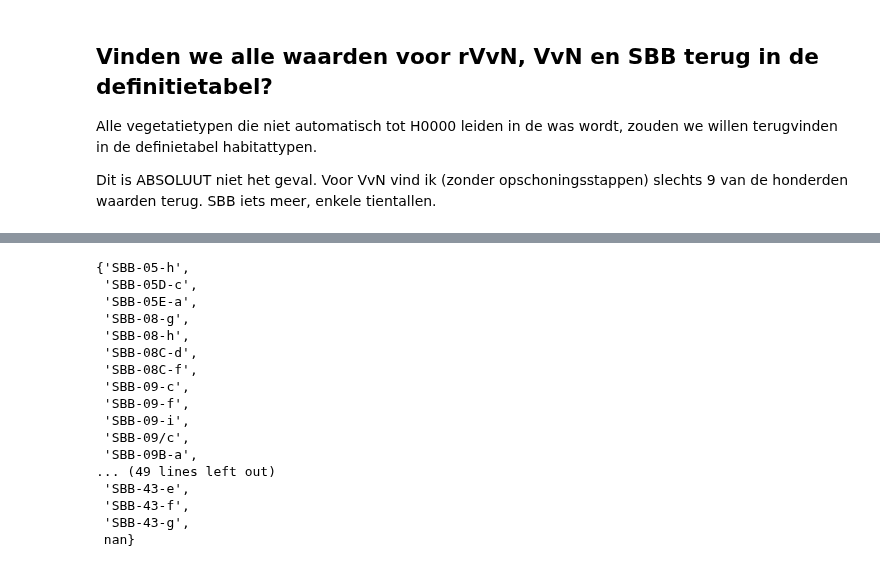
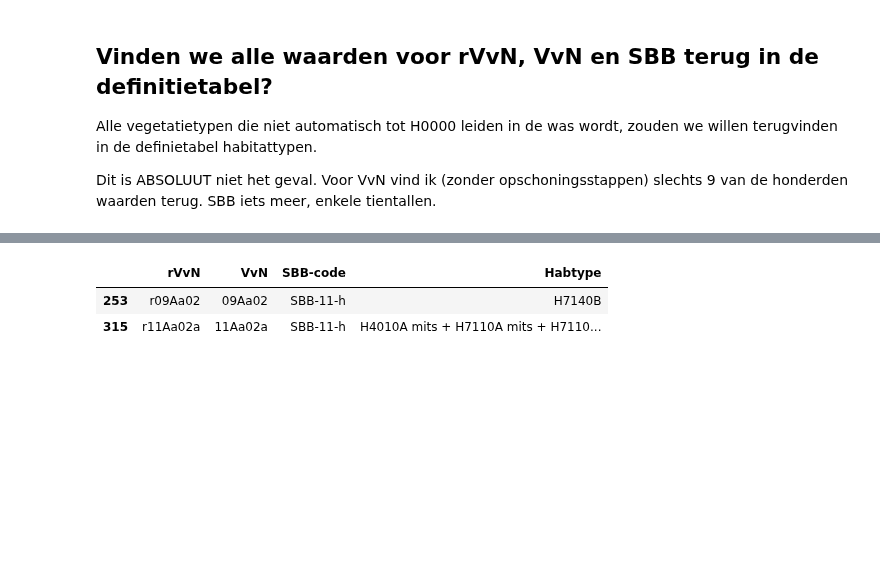
Before and after one commit to Spheer-ai/veg2hab, a Jupyter notebook: notebooks/EDA_waswordt.ipynb, the cells around one changed output, grey strips where cells are left out. Cells and saved outputs as stored; diff of their text form; code cells hidden in the pictures; blank space fills up the shorter version.

```diff
--- a/notebooks/EDA_waswordt.ipynb
+++ b/notebooks/EDA_waswordt.ipynb
@@ -144,0 +167,5 @@ dt.head()
+# %%
+# Verwijderen van alle rijen uit de waswordt lijst die vertalen naar H0000. Deze verwacht je niet terug te vinden in de definitietabel
+ww2 = ww.__deepcopy__()
+ww2 = ww2[ww2['Habtype']!='H0000']
+ww2 = ww2[~ww2['Habtype'].isna()]
@@ -144,0 +234,8 @@ dt.head()
+# %%
+def transform_vvn(x):
+    try:
+        return clean_vegcode(x)
+    except:
+        return None
+
+ww2['VvN_transformed'] = ww2['VvN'].apply(lambda x: transform_vvn(x))
@@ -196,20 +366,6 @@ ww[ww['SBB-code'].isin(list(sbb_niet_herkend))]
-# %%
-set(ww[ww['Habtype']!='H0000']['SBB-code']).intersection(set(dt['Code vegetatietype']))
-# %% [output]
-{'SBB-05-h',
- 'SBB-05D-c',
- 'SBB-05E-a',
- 'SBB-08-g',
- 'SBB-08-h',
- 'SBB-08C-d',
- 'SBB-08C-f',
- 'SBB-09-c',
- 'SBB-09-f',
- 'SBB-09-i',
- 'SBB-09/c',
- 'SBB-09B-a',
-... (49 lines left out)
- 'SBB-43-e',
- 'SBB-43-f',
- 'SBB-43-g',
- nan}
+# %%
+ww2[ww2['SBB-code'] == 'SBB-11-h']
+# %% [output]
+|  | rVvN | VvN | SBB-code | Habtype |
+| 253 | r09Aa02 | 09Aa02 | SBB-11-h | H7140B |
+| 315 | r11Aa02a | 11Aa02a | SBB-11-h | H4010A mits + H7110A mits + H7110... |
```
Also changed, not shown: parts of 31 cells of this notebook.
